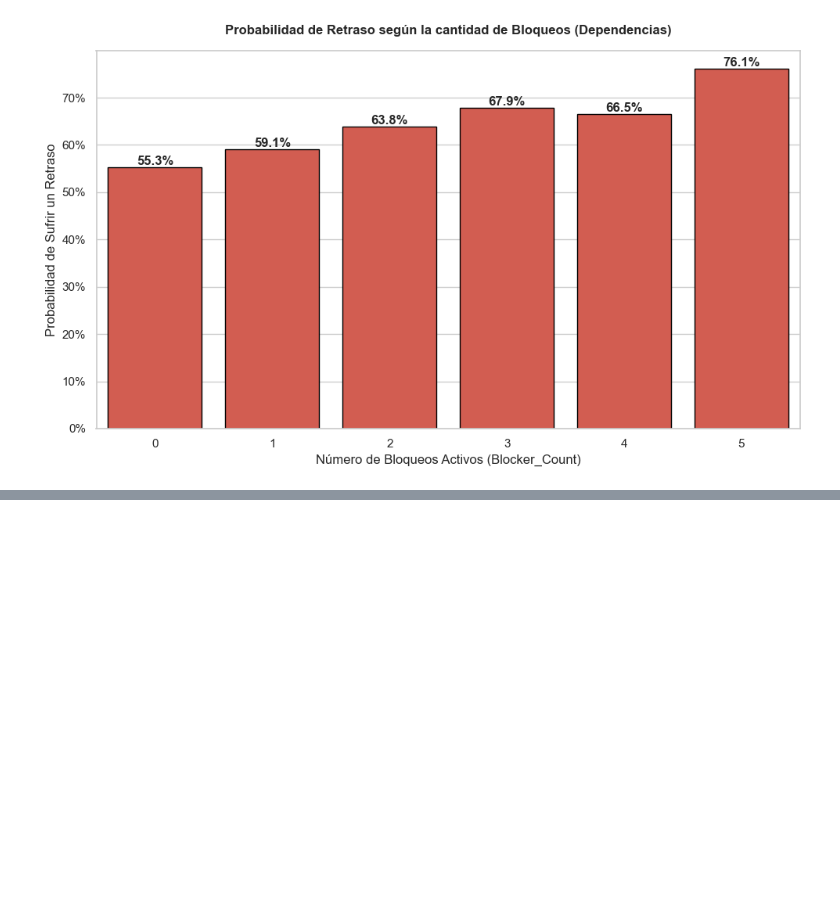
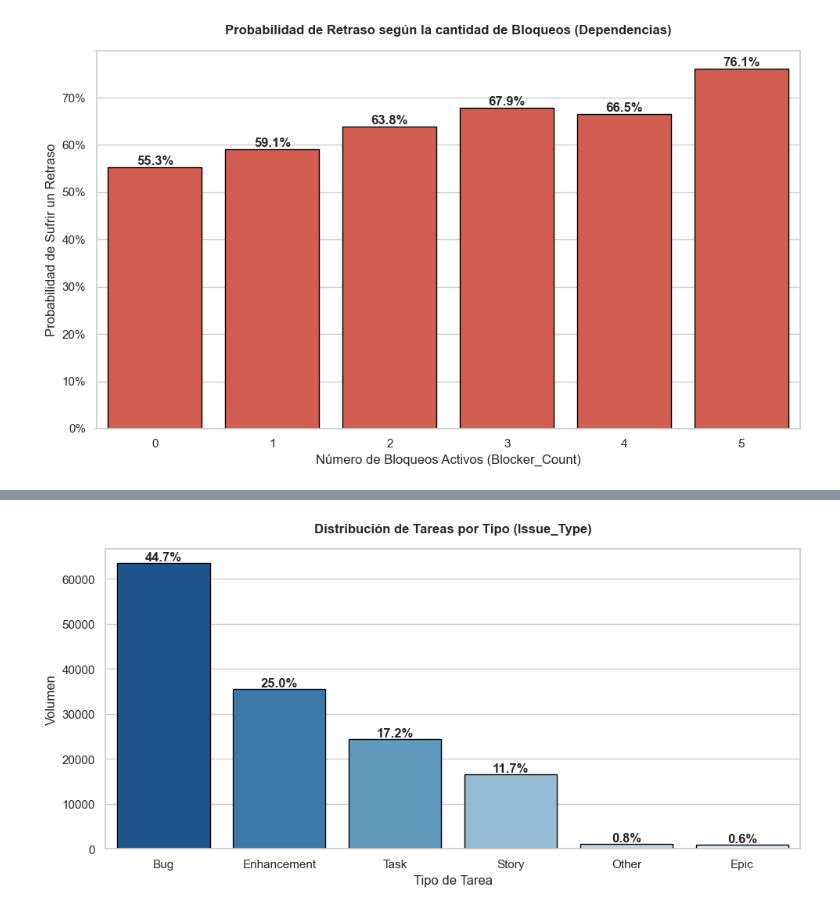
Before and after one commit to TachoPablo2/tfg-ai-pm, a Jupyter notebook: notebooks/03_analisis_exploratorio_EDA.ipynb, the cells around one changed output, grey strips where cells are left out. Saved outputs shown, nothing was run; the diff lists cells and outputs as text; code cells hidden in the pictures; blank space fills up the shorter version.

Commit message:
fix: update notebooks with new data and insights Changes to be committed: 	modified:   notebooks/03_analisis_exploratorio_EDA.ipynb 	modified:   notebooks/04_modelado_machine_learning.ipynb

```diff
--- a/notebooks/03_analisis_exploratorio_EDA.ipynb
+++ b/notebooks/03_analisis_exploratorio_EDA.ipynb
@@ -136,0 +141,16 @@ plt.show()
+# %%
+fig, ax = plt.subplots(figsize=(10, 5))
+order = df['Issue_Type'].value_counts().index
+ax = sns.countplot(data=df, x='Issue_Type', order=order, palette='Blues_r', edgecolor='black')
+for p in ax.patches:
+    porcentaje = f'{100 * p.get_height() / len(df):.1f}%'
+    ax.annotate(porcentaje, (p.get_x() + p.get_width() / 2, p.get_height()),
+                ha='center', va='bottom', fontweight='bold')
+plt.title('Distribución de Tareas por Tipo (Issue_Type)')
+plt.xlabel('Tipo de Tarea')
+plt.ylabel('Volumen')
+plt.tight_layout()
+# plt.savefig('../data/figures/distribucion_issue_type.png', dpi=300, bbox_inches='tight')
+plt.show()
+# %% [output]
+[figure, added]
```
Also changed, not shown: parts of 7 cells of this notebook, 1 other file.
